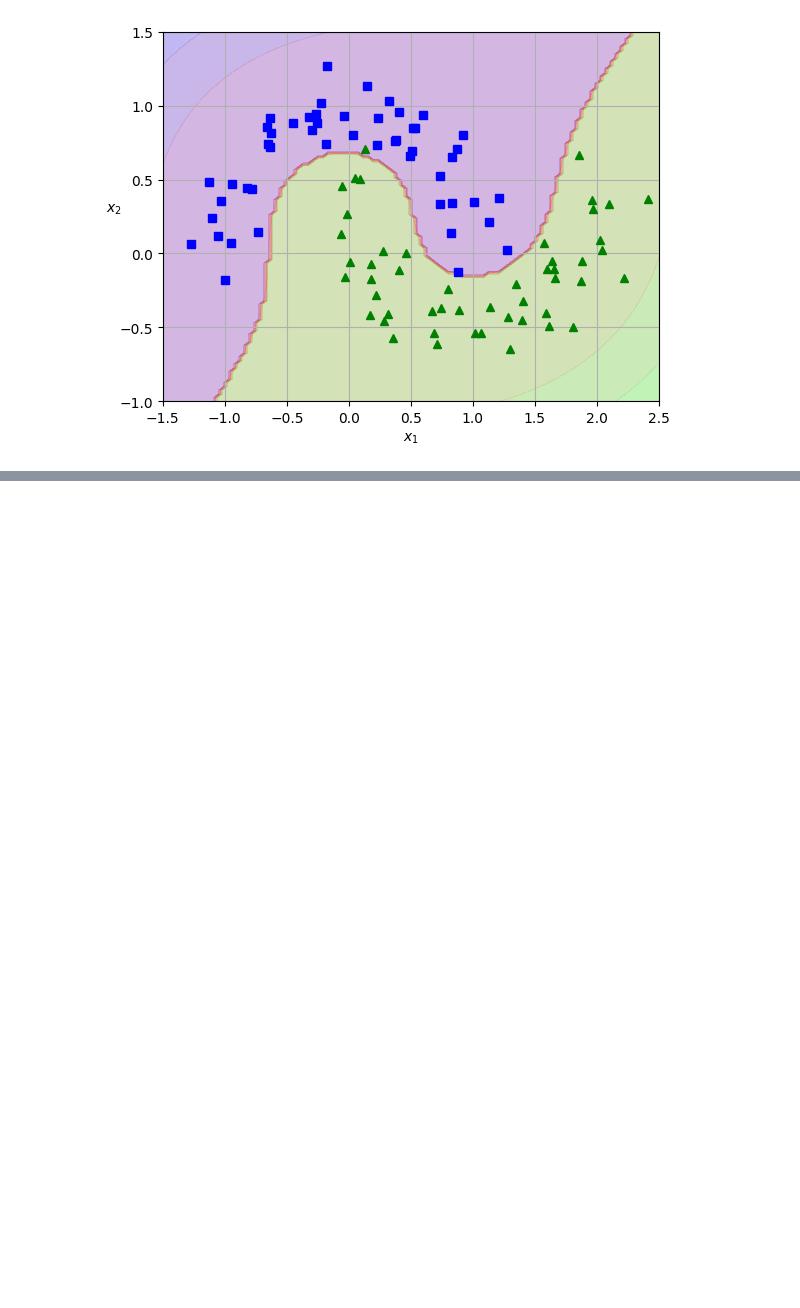
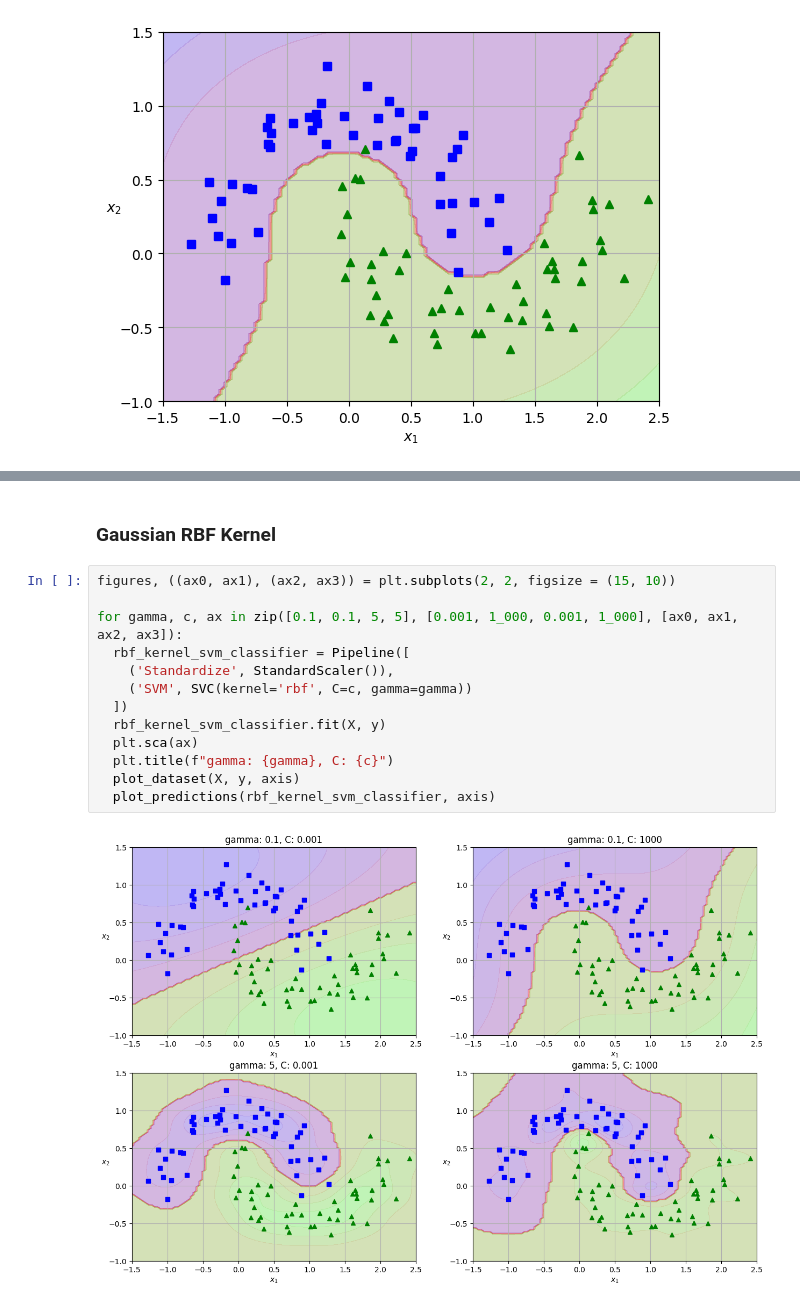
Before and after one commit to william-barros-costa/hands_on_machine_learning, a Jupyter notebook: 1_fundamentals_of_machine_learning/chapter5.ipynb, the cells around one changed output, grey strips where cells are left out. Saved outputs shown, nothing was run; the diff lists cells and outputs as text; blank space fills up the shorter version.

```diff
--- a/1_fundamentals_of_machine_learning/chapter5.ipynb
+++ b/1_fundamentals_of_machine_learning/chapter5.ipynb
@@ -214,0 +249,17 @@ plot_dataset(X, y, [-1.5, 2.5, -1, 1.5])
+# %% [markdown]
+### Gaussian RBF Kernel
+# %%
+figures, ((ax0, ax1), (ax2, ax3)) = plt.subplots(2, 2, figsize = (15, 10))
+
+for gamma, c, ax in zip([0.1, 0.1, 5, 5], [0.001, 1_000, 0.001, 1_000], [ax0, ax1, ax2, ax3]):
+  rbf_kernel_svm_classifier = Pipeline([
+    ('Standardize', StandardScaler()),
+    ('SVM', SVC(kernel='rbf', C=c, gamma=gamma))
+  ])
+  rbf_kernel_svm_classifier.fit(X, y)
+  plt.sca(ax)
+  plt.title(f"gamma: {gamma}, C: {c}")
+  plot_dataset(X, y, axis)
+  plot_predictions(rbf_kernel_svm_classifier, axis)
+# %% [output]
+[figure, added]
```
Also changed, not shown: parts of 9 cells of this notebook.
